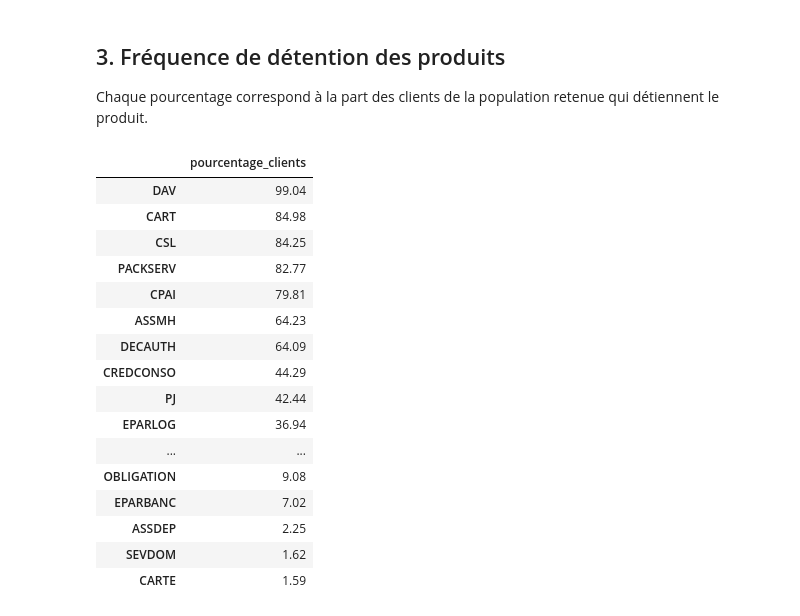
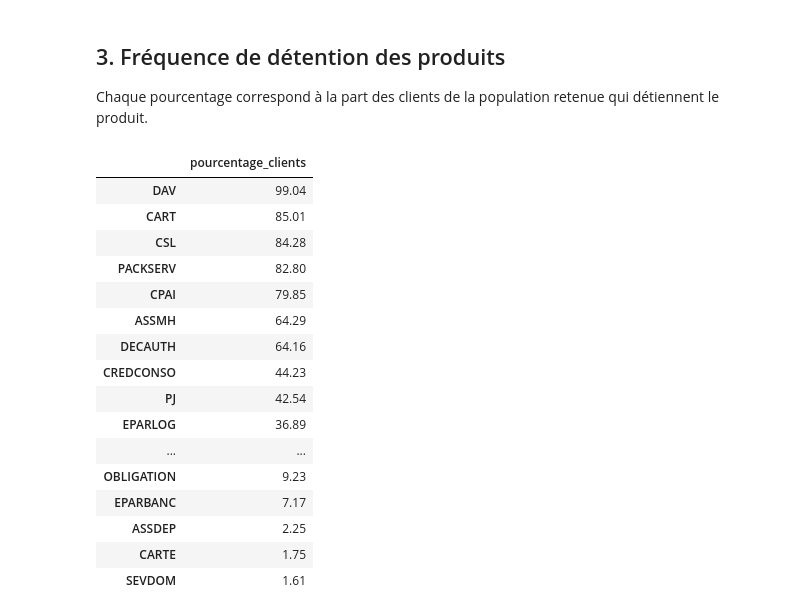
Before and after one commit to sebaarayacastro1/projet-data-mining, a Jupyter notebook: notebooks/02_preparation_donnees.ipynb, the cells around one changed output. Drawn from its saved outputs; the diff is of its cells as text; code cells hidden in the pictures.

```diff
--- a/notebooks/02_preparation_donnees.ipynb
+++ b/notebooks/02_preparation_donnees.ipynb
@@ -89,22 +96,22 @@ display(matrice_distincte.head())
 
 Chaque pourcentage correspond à la part des clients de la population retenue qui détiennent le produit.
 # %%
-display(frequences_produits(matrice_initiale).round(2))
+display(frequences_produits(matrice_agregee).round(2))
 # %% [output]
 |  | pourcentage_clients |
 | DAV | 99.04 |
-| CART | 84.98 |
-| CSL | 84.25 |
-| PACKSERV | 82.77 |
-| CPAI | 79.81 |
-| ASSMH | 64.23 |
-| DECAUTH | 64.09 |
-| CREDCONSO | 44.29 |
-| PJ | 42.44 |
-| EPARLOG | 36.94 |
+| CART | 85.01 |
+| CSL | 84.28 |
+| PACKSERV | 82.80 |
+| CPAI | 79.85 |
+| ASSMH | 64.29 |
+| DECAUTH | 64.16 |
+| CREDCONSO | 44.23 |
+| PJ | 42.54 |
+| EPARLOG | 36.89 |
 | ... | ... |
-| OBLIGATION | 9.08 |
-| EPARBANC | 7.02 |
+| OBLIGATION | 9.23 |
+| EPARBANC | 7.17 |
 | ASSDEP | 2.25 |
-| SEVDOM | 1.62 |
-| CARTE | 1.59 |
+| CARTE | 1.75 |
+| SEVDOM | 1.61 |
```
Also changed, not shown: parts of 12 cells of this notebook, 3 other files.
